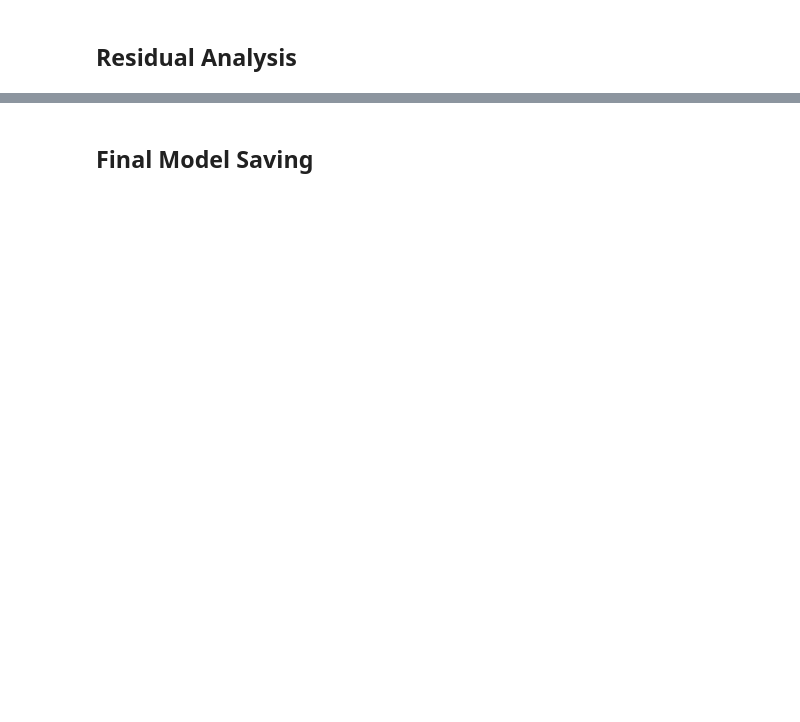
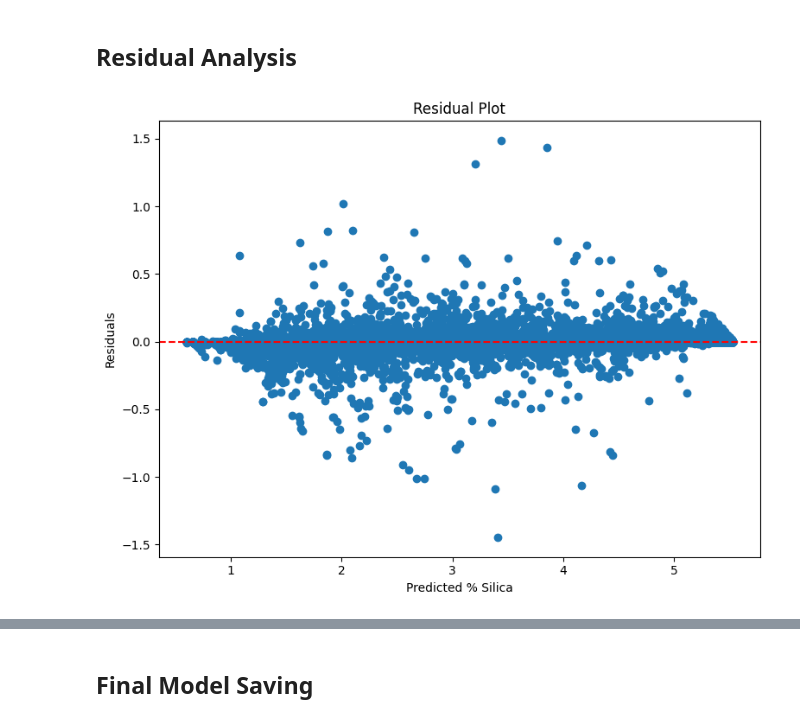
Before and after one commit to vissutagunawan/pre-test-hackathon-kgi, a Jupyter notebook: Case_3/main.ipynb, the cells around one changed output, grey strips where cells are left out. Drawn from its saved outputs; the diff is of its cells as text; code cells hidden in the pictures; blank space fills up the shorter version.

```diff
--- a/Case_3/main.ipynb
+++ b/Case_3/main.ipynb
@@ -502,20 +439,19 @@ if best_model_name in ['Random Forest', 'XGBoost', 'Gradient Boosting']:
 ## Residual Analysis
 # %%
 plt.figure(figsize=(15, 6))
+
+best_predictions = best_model.predict(X_test_scaled)
 
 residuals = y_test - best_predictions
 
 plt.subplot(1, 2, 1)
 plt.scatter(best_predictions, residuals)
 plt.axhline(y=0, color='r', linestyle='--')
 plt.xlabel('Predicted % Silica')
 plt.ylabel('Residuals')
 plt.title('Residual Plot')
 
-plt.subplot(1, 2, 2)
-sns.histplot(residuals, kde=True)
-plt.xlabel('Residual Value')
-plt.title('Residual Distribution')
-
 plt.tight_layout()
 plt.savefig('residual_analysis.png')
+# %% [output]
+[figure, added]
```
Also changed, not shown: parts of 8 cells of this notebook.
